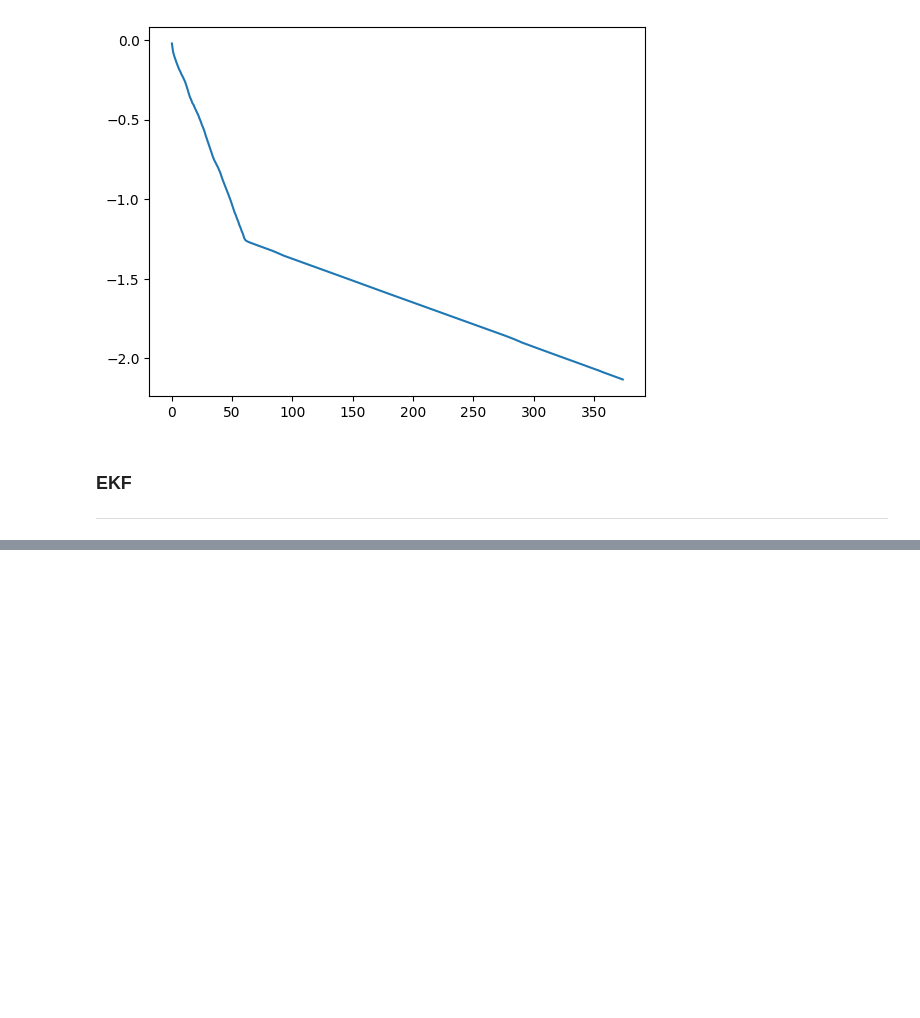
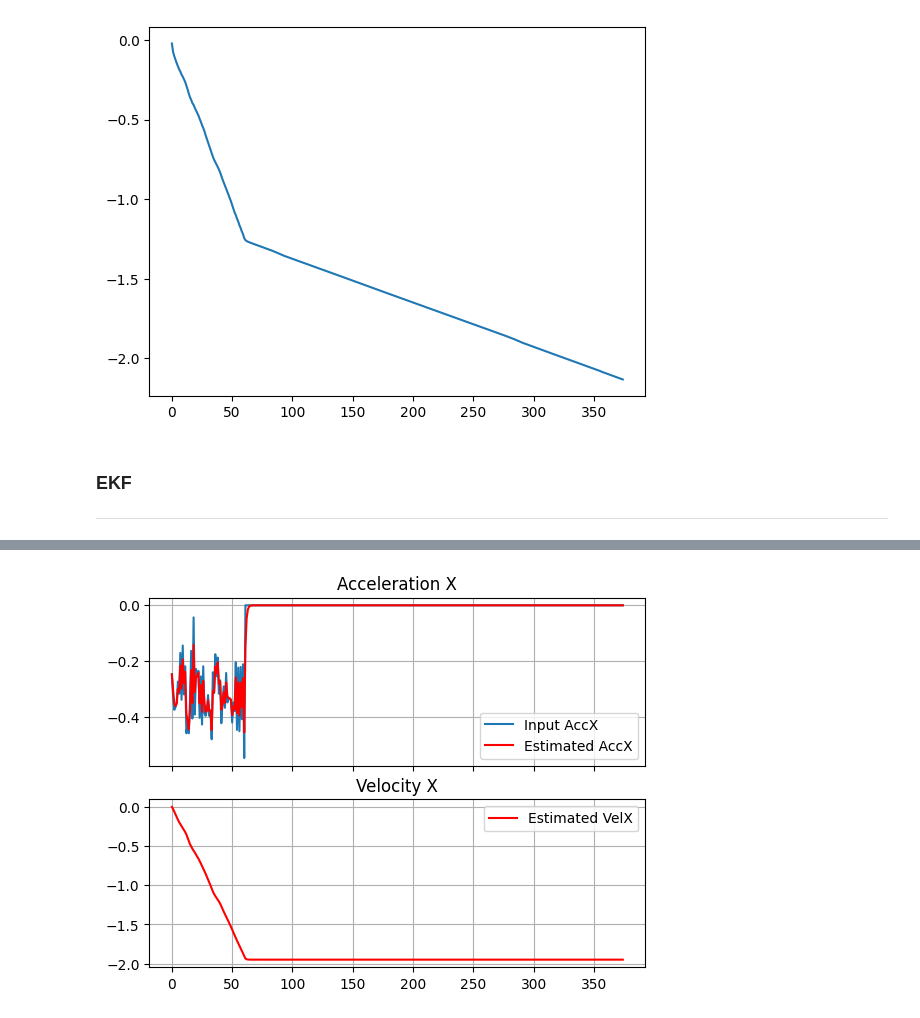
Before and after one commit to legonko/Final-project, a Jupyter notebook: tools/mpu6050.ipynb, the cells around one changed output, grey strips where cells are left out. Saved outputs shown, nothing was run; the diff lists cells and outputs as text; code cells hidden in the pictures; blank space fills up the shorter version.

```diff
--- a/tools/mpu6050.ipynb
+++ b/tools/mpu6050.ipynb
@@ -510,0 +563,80 @@ while True:
+# %%
+from pykalman import KalmanFilter
+
+AccX_Value = inp #[0.0, 1.0, 0.5, 0.2, 0.8, 0.0, -1.0, 0.5, -0.1, 0.5, 0.0, 1.0, 0.3, -0.4, -0.2]
+AccX_Variance = 0.0007
+
+
+
+# time step
+dt = 0.1
+
+# transition_matrix
+F = [[1, dt, 0.5*dt**2],
+     [0,  1,       dt],
+     [0,  0,        1]]
+
+# observation_matrix
+H = [0, 0, 1]
+
+# transition_covariance
+Q = [[0.2,    0,      0],
+     [  0,  0.1,      0],
+     [  0,    0,  10e-4]]
+
+# observation_covariance
+R = AccX_Variance
+
+# initial_state_mean
+X0 = [0,
+      0,
+      AccX_Value[0]]
+
+# initial_state_covariance
+P0 = [[  0,    0,               0],
+      [  0,    0,               0],
+      [  0,    0,   AccX_Variance]]
+
+n_timesteps = len(AccX_Value)
+n_dim_state = 3
+filtered_state_means = np.zeros((n_timesteps, n_dim_state))
+filtered_state_covariances = np.zeros((n_timesteps, n_dim_state, n_dim_state))
+
+kf = KalmanFilter(transition_matrices = F,
+                  observation_matrices = H,
+                  transition_covariance = Q,
+                  observation_covariance = R,
+                  initial_state_mean = X0,
+                  initial_state_covariance = P0)
+
+# iterative estimation for each new measurement
+for t in range(n_timesteps):
+    if t == 0:
+        filtered_state_means[t] = X0
+        filtered_state_covariances[t] = P0
+    else:
+        filtered_state_means[t], filtered_state_covariances[t] = (
+        kf.filter_update(
+            filtered_state_means[t-1],
+            filtered_state_covariances[t-1],
+            AccX_Value[t]
+        )
+    )
+
+
+f, axarr = plt.subplots(2, sharex=True)
+
+axarr[0].plot(AccX_Value, label="Input AccX")
+axarr[0].plot(filtered_state_means[:, 2], "r-", label="Estimated AccX")
+axarr[0].set_title('Acceleration X')
+axarr[0].grid()
+axarr[0].legend()
+
+axarr[1].plot(filtered_state_means[:, 1], "r-", label="Estimated VelX")
+axarr[1].set_title('Velocity X')
+axarr[1].grid()
+axarr[1].legend()
+
+plt.show()
+# %% [output]
+[figure, added]
```
Also changed, not shown: parts of 2 cells of this notebook.
